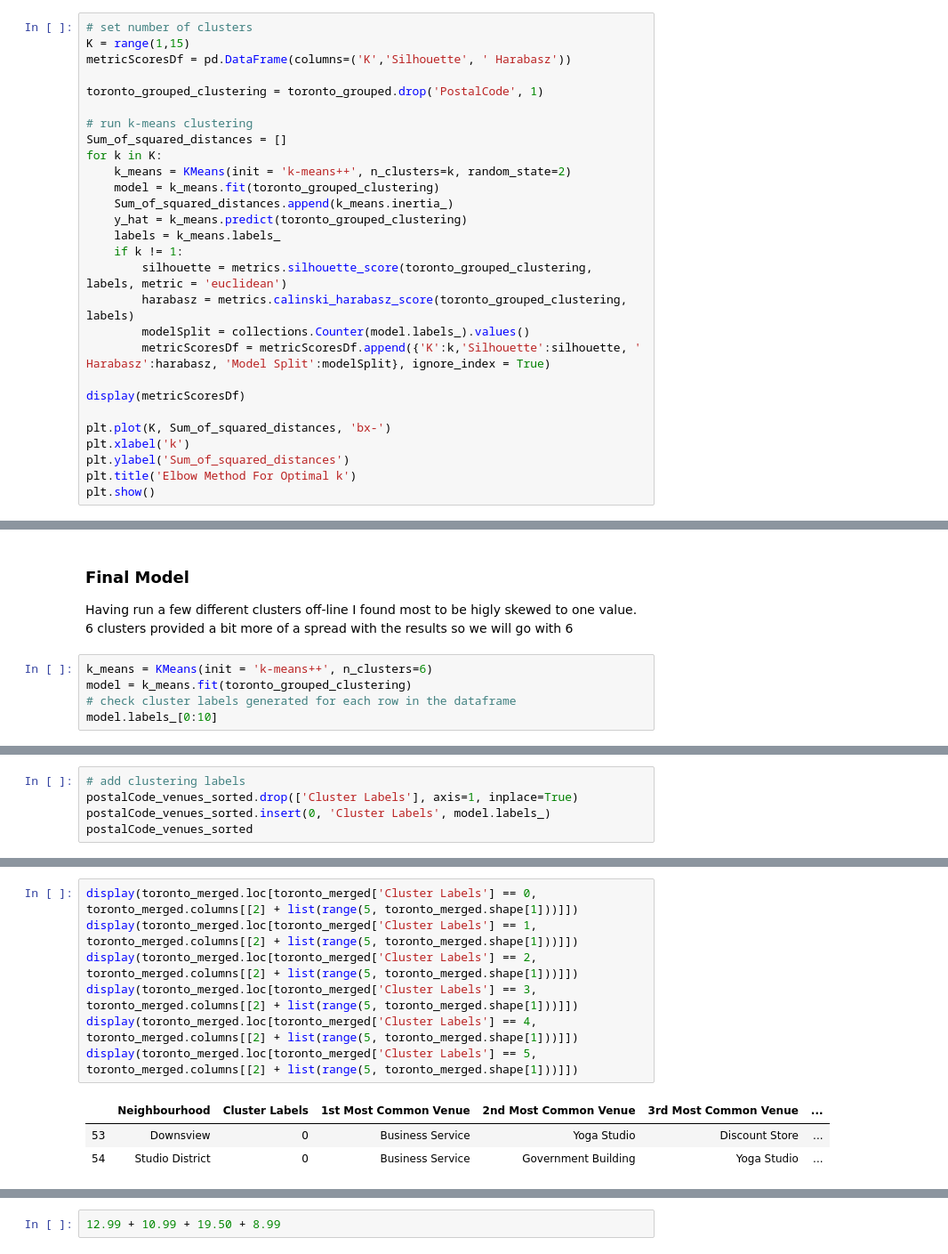
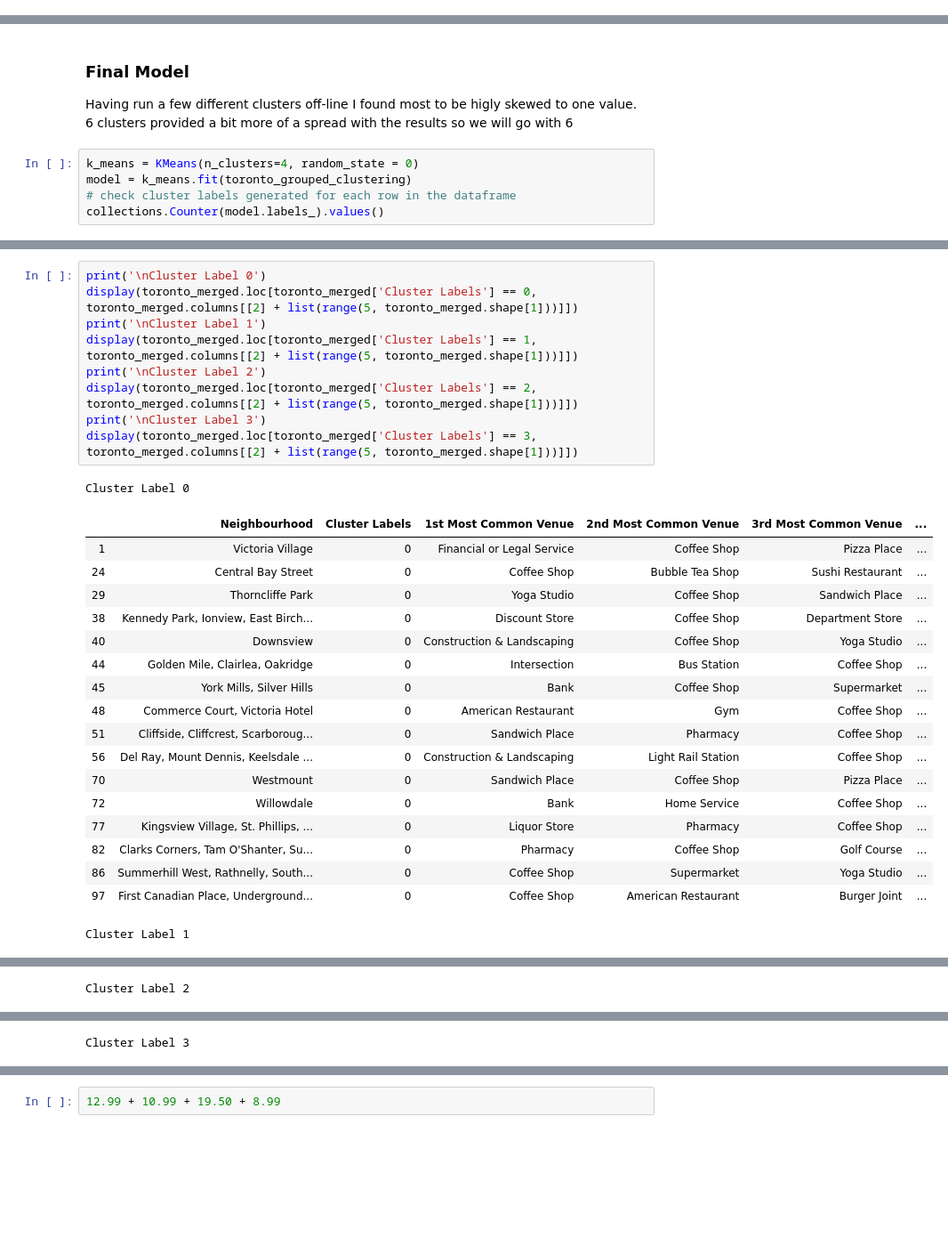
Before and after one commit to moaeedsajid/Coursera_Capstone, a Jupyter notebook: Week3_Part3.ipynb, the cells around one changed output, grey strips where cells are left out. Shown at 89% size. Saved outputs shown, nothing was run; the diff lists cells and outputs as text; blank space fills up the shorter version.

```diff
--- a/Week3_Part3.ipynb
+++ b/Week3_Part3.ipynb
@@ -682,28 +702,0 @@ Despite trying to clean up the data this model has not improved much if at all.
-# %%
-# set number of clusters
-K = range(1,15)
-metricScoresDf = pd.DataFrame(columns=('K','Silhouette', ' Harabasz'))
-
-toronto_grouped_clustering = toronto_grouped.drop('PostalCode', 1)
-
-# run k-means clustering
-Sum_of_squared_distances = []
-for k in K:
-    k_means = KMeans(init = 'k-means++', n_clusters=k, random_state=2)
-    model = k_means.fit(toronto_grouped_clustering)
-    Sum_of_squared_distances.append(k_means.inertia_)
-    y_hat = k_means.predict(toronto_grouped_clustering)
-    labels = k_means.labels_
-    if k != 1:
-        silhouette = metrics.silhouette_score(toronto_grouped_clustering, labels, metric = 'euclidean')
-        harabasz = metrics.calinski_harabasz_score(toronto_grouped_clustering, labels)
-        modelSplit = collections.Counter(model.labels_).values()
-        metricScoresDf = metricScoresDf.append({'K':k,'Silhouette':silhouette, ' Harabasz':harabasz, 'Model Split':modelSplit}, ignore_index = True)
-
-display(metricScoresDf)
-
-plt.plot(K, Sum_of_squared_distances, 'bx-')
-plt.xlabel('k')
-plt.ylabel('Sum_of_squared_distances')
-plt.title('Elbow Method For Optimal k')
-plt.show()
@@ -728,8 +709,8 @@ plt.show()
 
 Having run a few different clusters off-line I found most to be higly skewed to one value.  6 clusters provided a bit more of a spread with the results so we will go with 6
 # %%
-k_means = KMeans(init = 'k-means++', n_clusters=6)
+k_means = KMeans(n_clusters=4, random_state = 0)
 model = k_means.fit(toronto_grouped_clustering)
 # check cluster labels generated for each row in the dataframe
-model.labels_[0:10]
+collections.Counter(model.labels_).values()
 # %% [output]
@@ -737,5 +717,0 @@ array([1, 2, 1, 1, 1, 1, 5, 2, 5, 5], dtype=int32)
-# %%
-# add clustering labels
-postalCode_venues_sorted.drop(['Cluster Labels'], axis=1, inplace=True)
-postalCode_venues_sorted.insert(0, 'Cluster Labels', model.labels_)
-postalCode_venues_sorted
@@ -825,12 +796,30 @@ display(map_clusters)
 # %%
+print('\nCluster Label 0')
 display(toronto_merged.loc[toronto_merged['Cluster Labels'] == 0, toronto_merged.columns[[2] + list(range(5, toronto_merged.shape[1]))]])
+print('\nCluster Label 1')
 display(toronto_merged.loc[toronto_merged['Cluster Labels'] == 1, toronto_merged.columns[[2] + list(range(5, toronto_merged.shape[1]))]])
+print('\nCluster Label 2')
 display(toronto_merged.loc[toronto_merged['Cluster Labels'] == 2, toronto_merged.columns[[2] + list(range(5, toronto_merged.shape[1]))]])
+print('\nCluster Label 3')
 display(toronto_merged.loc[toronto_merged['Cluster Labels'] == 3, toronto_merged.columns[[2] + list(range(5, toronto_merged.shape[1]))]])
-display(toronto_merged.loc[toronto_merged['Cluster Labels'] == 4, toronto_merged.columns[[2] + list(range(5, toronto_merged.shape[1]))]])
-display(toronto_merged.loc[toronto_merged['Cluster Labels'] == 5, toronto_merged.columns[[2] + list(range(5, toronto_merged.shape[1]))]])
 # %% [output]
+Cluster Label 0
 |  | Neighbourhood | Cluster Labels | 1st Most Common Venue | 2nd Most Common Venue | 3rd Most Common Venue | ... |
-| 53 | Downsview | 0 | Business Service | Yoga Studio | Discount Store | ... |
-| 54 | Studio District | 0 | Business Service | Government Building | Yoga Studio | ... |
+| 1 | Victoria Village | 0 | Financial or Legal Service | Coffee Shop | Pizza Place | ... |
+| 24 | Central Bay Street | 0 | Coffee Shop | Bubble Tea Shop | Sushi Restaurant | ... |
+| 29 | Thorncliffe Park | 0 | Yoga Studio | Coffee Shop | Sandwich Place | ... |
+| 38 | Kennedy Park, Ionview, East Birch... | 0 | Discount Store | Coffee Shop | Department Store | ... |
+| 40 | Downsview | 0 | Construction & Landscaping | Coffee Shop | Yoga Studio | ... |
+| 44 | Golden Mile, Clairlea, Oakridge | 0 | Intersection | Bus Station | Coffee Shop | ... |
+| 45 | York Mills, Silver Hills | 0 | Bank | Coffee Shop | Supermarket | ... |
+| 48 | Commerce Court, Victoria Hotel | 0 | American Restaurant | Gym | Coffee Shop | ... |
+| 51 | Cliffside, Cliffcrest, Scarboroug... | 0 | Sandwich Place | Pharmacy | Coffee Shop | ... |
+| 56 | Del Ray, Mount Dennis, Keelsdale ... | 0 | Construction & Landscaping | Light Rail Station | Coffee Shop | ... |
+| 70 | Westmount | 0 | Sandwich Place | Coffee Shop | Pizza Place | ... |
+| 72 | Willowdale | 0 | Bank | Home Service | Coffee Shop | ... |
+| 77 | Kingsview Village, St. Phillips, ... | 0 | Liquor Store | Pharmacy | Coffee Shop | ... |
+| 82 | Clarks Corners, Tam O'Shanter, Su... | 0 | Pharmacy | Coffee Shop | Golf Course | ... |
+| 86 | Summerhill West, Rathnelly, South... | 0 | Coffee Shop | Supermarket | Yoga Studio | ... |
+| 97 | First Canadian Place, Underground... | 0 | Coffee Shop | American Restaurant | Burger Joint | ... |
+Cluster Label 1
 |  | Neighbourhood | Cluster Labels | 1st Most Common Venue | 2nd Most Common Venue | 3rd Most Common Venue | ... |
@@ -853 +830,2 @@ display(toronto_merged.loc[toronto_merged['Cluster Labels'] == 5, toronto_merged
+Cluster Label 2
 |  | Neighbourhood | Cluster Labels | 1st Most Common Venue | 2nd Most Common Venue | 3rd Most Common Venue | ... |
@@ -858 +848,2 @@ display(toronto_merged.loc[toronto_merged['Cluster Labels'] == 5, toronto_merged
+Cluster Label 3
 |  | Neighbourhood | Cluster Labels | 1st Most Common Venue | 2nd Most Common Venue | 3rd Most Common Venue | ... |
```
Also changed, not shown: parts of 24 cells of this notebook, 2 other files.
